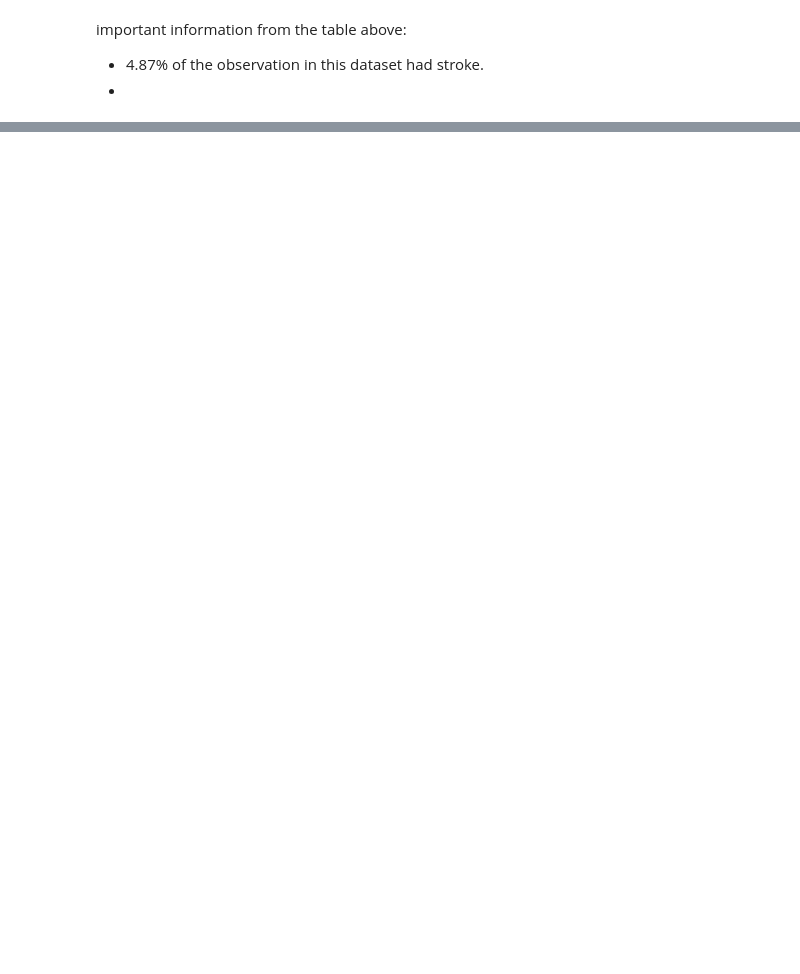
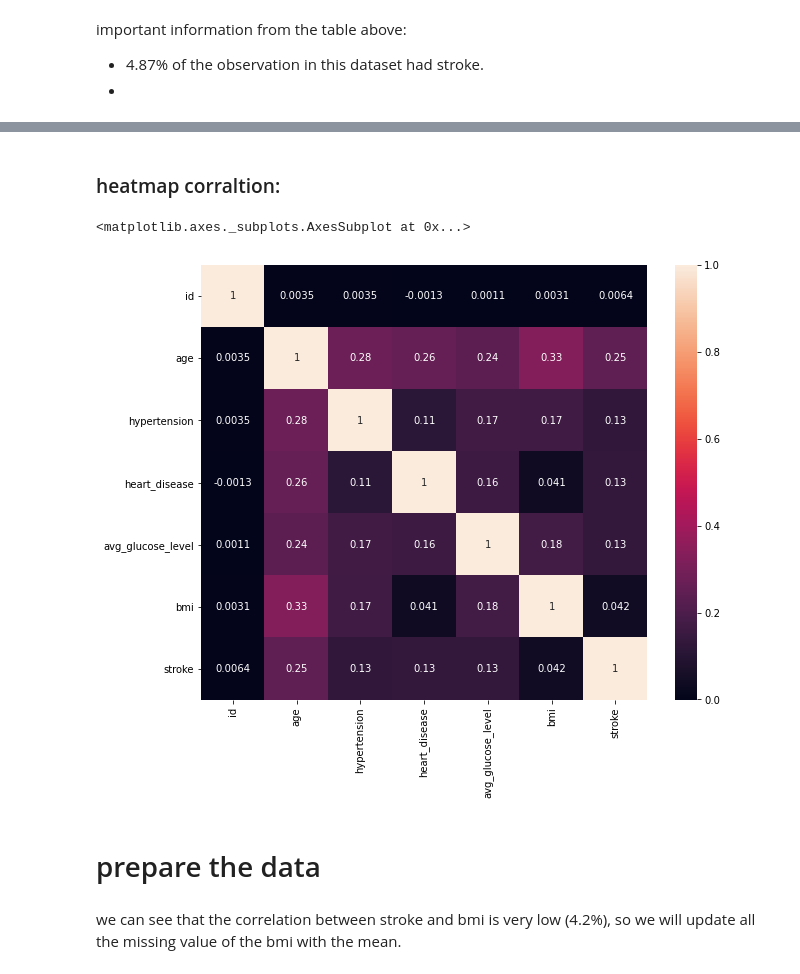
Before and after one commit to idankam/DataScienceCourseProject, a Jupyter notebook: Classification Notebook.ipynb, the cells around one changed output, grey strips where cells are left out. Drawn from its saved outputs; the diff is of its cells as text; code cells hidden in the pictures; blank space fills up the shorter version.

```diff
--- a/Classification Notebook.ipynb
+++ b/Classification Notebook.ipynb
@@ -122,0 +200,12 @@ important information from the table above:
+# %% [markdown]
+### heatmap corraltion:
+# %%
+fig, ax = plt.subplots(figsize=(10,8))
+sns.heatmap(df.corr(),annot=True)
+# %% [output]
+<matplotlib.axes._subplots.AxesSubplot at 0x...>
+[figure, added]
+# %% [markdown]
+# prepare the data
+# %% [markdown]
+we can see that the correlation between stroke and bmi is very low (4.2%), so we will update all the missing value of the bmi with the mean.
```
Also changed, not shown: parts of 11 cells of this notebook.
